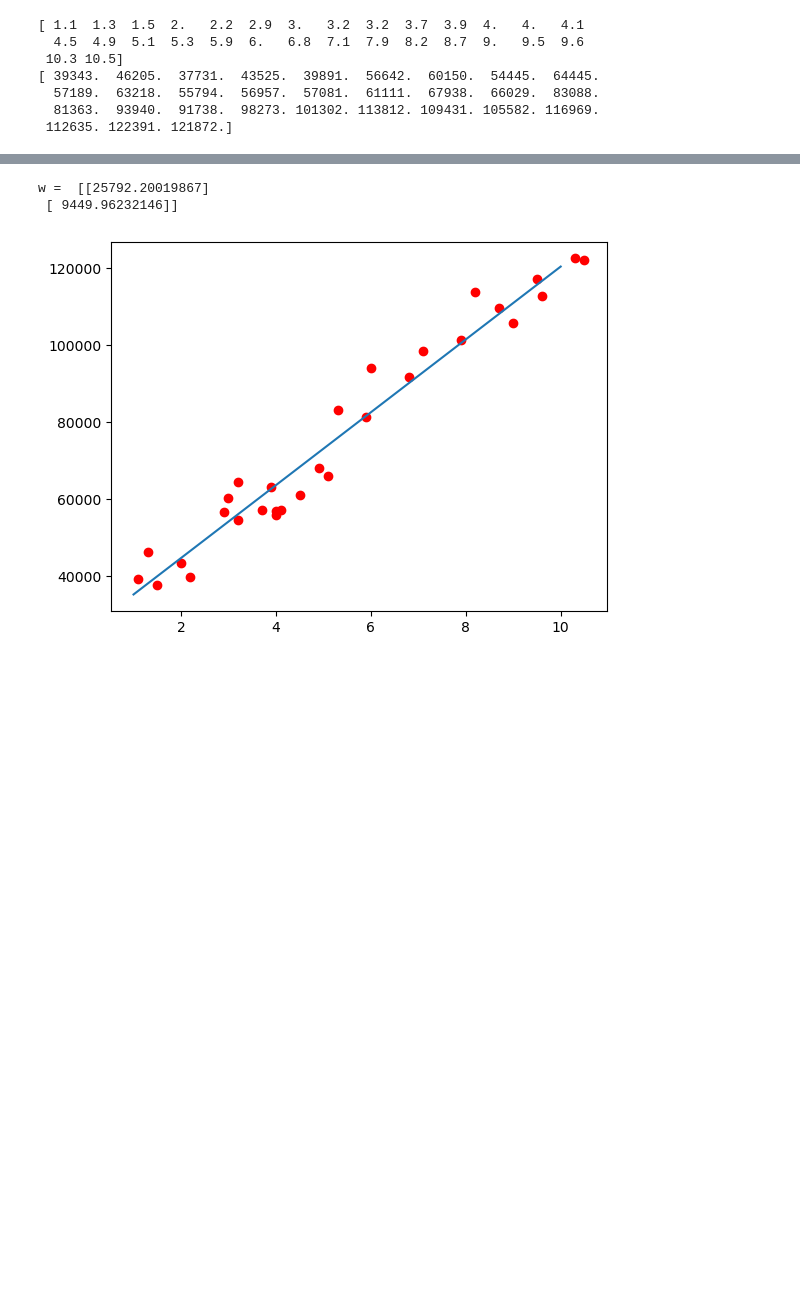
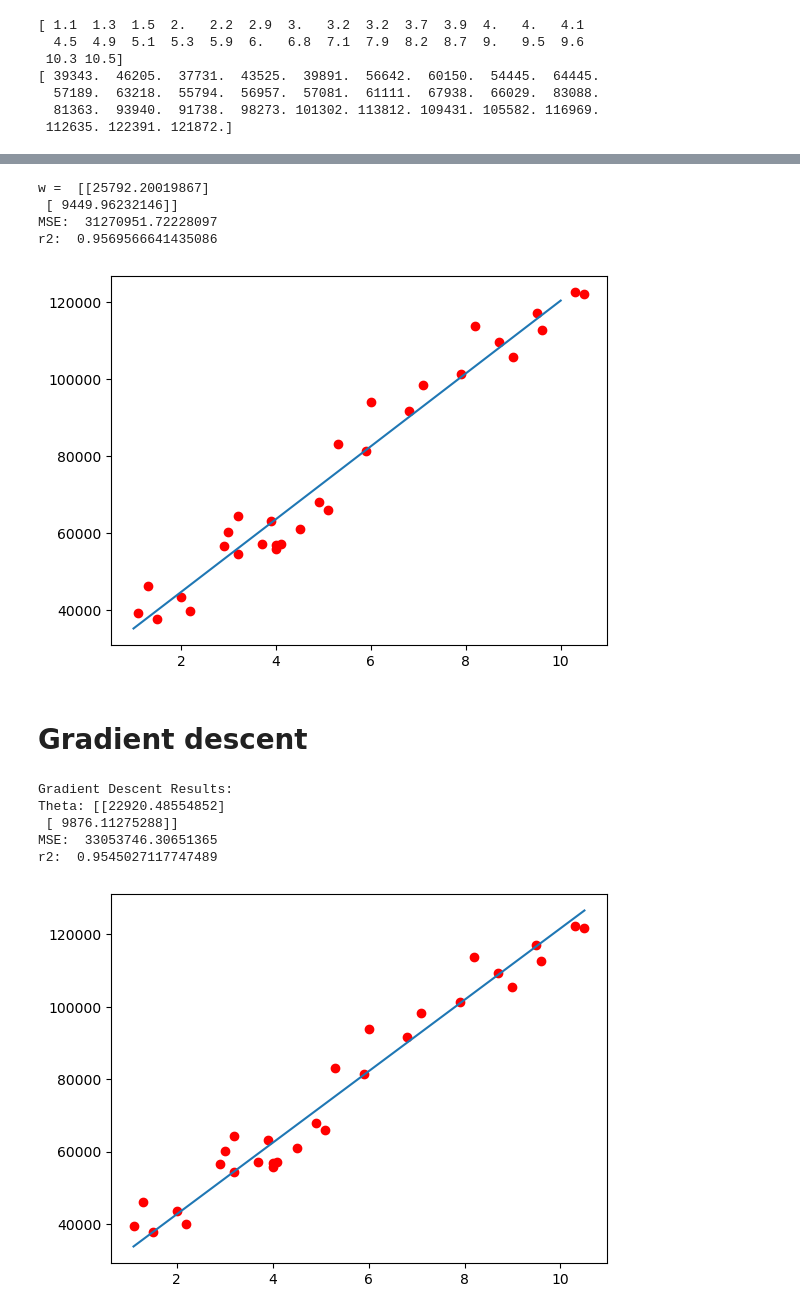
Before and after one commit to vva1909/ml, a Jupyter notebook: LinearRegression.ipynb, the cells around one changed output, grey strips where cells are left out. Drawn from its saved outputs; the diff is of its cells as text; code cells hidden in the pictures; blank space fills up the shorter version.

```diff
--- a/LinearRegression.ipynb
+++ b/LinearRegression.ipynb
@@ -64,8 +67,68 @@ y0 = w_0 + w_1*x0
 plt.plot(X.T, Y.T, 'ro')     # data               # the fitting line
 plt.plot(x0, y0)     # data               # the fitting line
 
+y0 = np.dot(Xbar, w)
+
+mse = np.mean((Y - y0) ** 2)
+r2 = 1 - (np.sum((Y - y0) ** 2) / np.sum((Y - np.mean(Y)) ** 2))
+
+print("MSE: ", mse)
+print("r2: ", r2)
+
 plt.show()
 # %% [output]
 w =  [[25792.20019867]
  [ 9449.96232146]]
+MSE:  31270951.72228097
+r2:  0.9569566641435086
 [figure]
+# %% [markdown]
+# Gradient descent
+# %%
+one = np.ones((X.shape[0], 1))
+Xbar = np.concatenate((one, X), axis=1)
+
+# Gradient Descent function
+def predict(X, theta):
+    return np.dot(X, theta)
+
+def gradient_descent(X, y, theta, learning_rate, iterations):
+    m = len(y)
+    for i in range(iterations):
+        predictions = predict(X, theta)
+        errors = predictions - y
+        theta = theta - (learning_rate / m) * np.dot(X.T, errors)
+    return theta
+
+# Initialize theta with correct size (2 parameters: intercept + slope)
+theta = np.zeros((Xbar.shape[1], 1))  # [0, 0]
+learning_rate = 0.01
+iterations = 1000
+
+# Run Gradient Descent with Xbar (not X)
+theta = gradient_descent(Xbar, Y, theta, learning_rate, iterations)
+
+y0 = predict(Xbar, theta)
+
+print("Gradient Descent Results:")
+print(f"Theta: {theta}")
+
+mse = np.mean((Y - y0) ** 2)
+r2 = 1 - (np.sum((Y - y0) ** 2) / np.sum((Y - np.mean(Y)) ** 2))
+
+print("MSE: ", mse)
+print("r2: ", r2)
+
+# Plotting
+plt.plot(X.T, Y.T, 'ro')
+x0 = np.linspace(min(X), max(X), 2)
+y0 = theta[0] + theta[1] * x0
+plt.plot(x0, y0)
+plt.show()
+# %% [output]
+Gradient Descent Results:
+Theta: [[22920.48554852]
+ [ 9876.11275288]]
+MSE:  33053746.30651365
+r2:  0.9545027117747489
+[figure, added]
```
Also changed, not shown: parts of 1 cell of this notebook, 2 other files.
